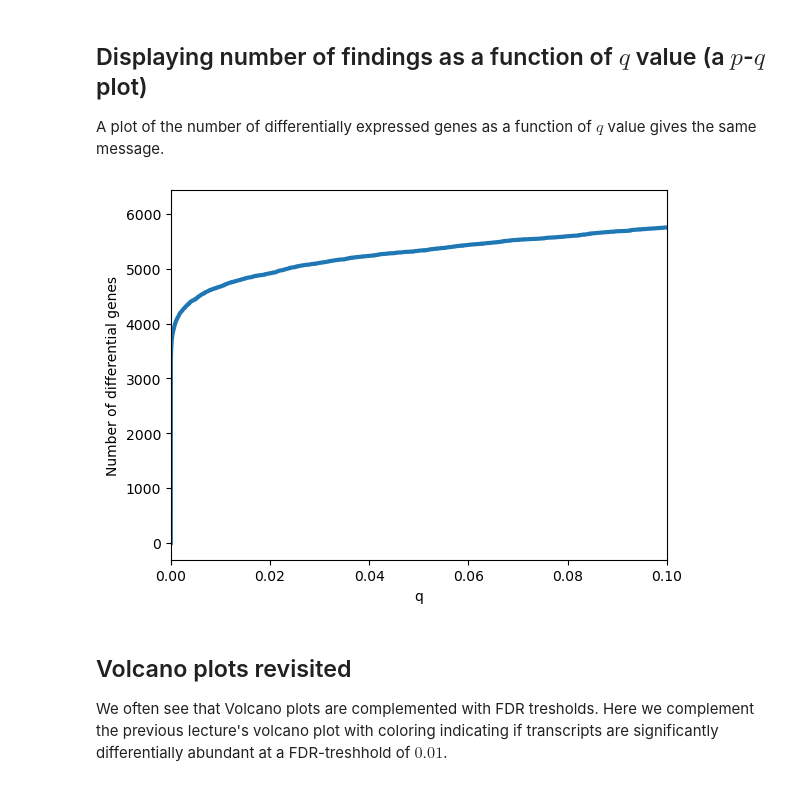
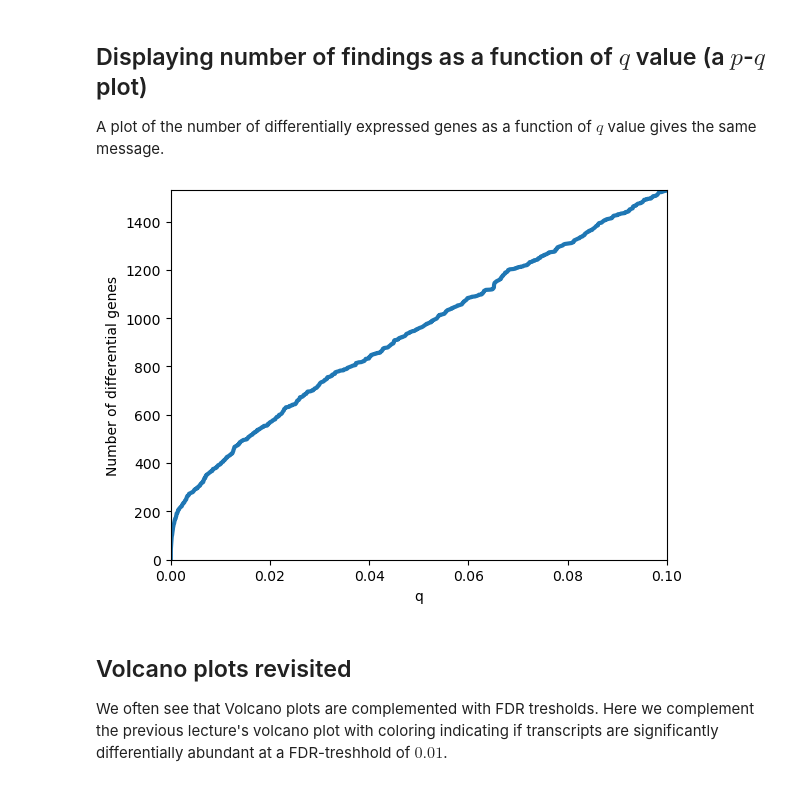
Before and after one commit to statisticalbiotechnology/dsbook, a Jupyter notebook: dsbook/statistics/qvalue.ipynb, the cells around one changed output. Saved outputs shown, nothing was run; the diff lists cells and outputs as text; code cells hidden in the pictures.

```diff
--- a/dsbook/statistics/qvalue.ipynb
+++ b/dsbook/statistics/qvalue.ipynb
@@ -165,10 +151,10 @@ A plot of the number of differentially expressed genes as a function of $q$ valu
 # %%
 sns.lineplot(x=pvalues["q"],y=list(range(pvalues.shape[0])),errorbar=None,lw=3)
 plt.xlim(0,0.1);
-plt.ylim();
+plt.ylim(0, (pvalues["q"] < 0.1).sum());
 plt.ylabel("Number of differential genes");
 # %% [output]
-[figure, old version]
+[figure, new version]
 # %% [markdown]
 ## Volcano plots revisited
 We often see that Volcano plots are complemented with FDR tresholds. Here we complement the previous lecture's volcano plot with coloring indicating if transcripts are significantly differentially abundant at a FDR-treshhold of $0.01$.
```
Also changed, not shown: parts of 20 cells of this notebook, 6 other files.
